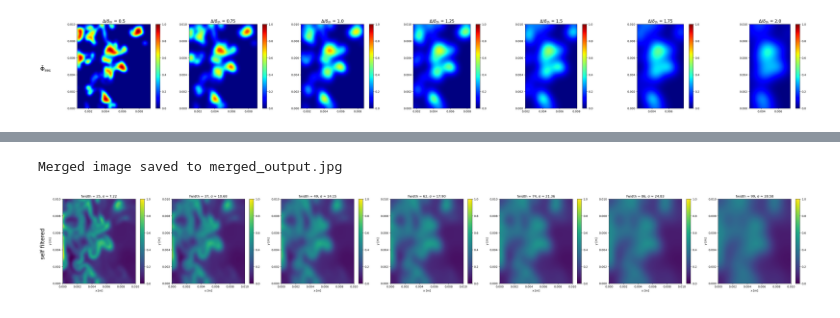
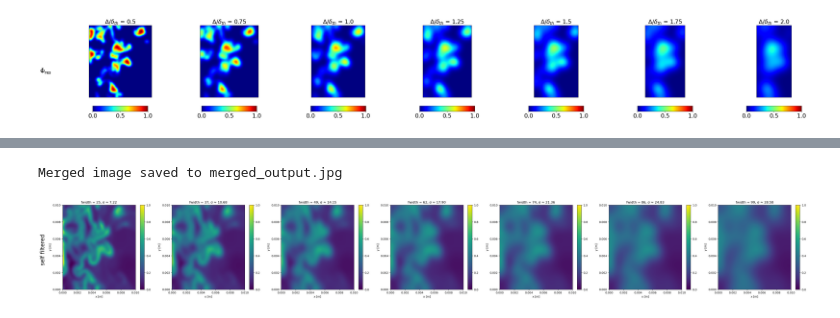
Before and after one commit to MedBox19/TAS-AE2224-I, a Jupyter notebook: mission2/Mission2.ipynb, the cells around one changed output, grey strips where cells are left out. Saved outputs shown, nothing was run; the diff lists cells and outputs as text; code cells hidden in the pictures.

Commit message:
beofre gpt graphs

```diff
--- a/mission2/Mission2.ipynb
+++ b/mission2/Mission2.ipynb
@@ -45,37 +45,43 @@ for i, fwidth in enumerate(fwidth_n):
 
     phi = phi_res(w_temp = w_bar, nabla_cT = nabla_ct)
     phi = gaus(fwidth, phi)
     phi[:fwidth,:] = 0
     phi[(384-fwidth):,:] = 0
 
 
     # Plot the data
     plt.subplot(1, 7, i + 1)
     x_slice = x[fwidth:384-fwidth]
     phi_slice = phi[fwidth:384-fwidth, :]
     mesh = plt.pcolor(x_slice, y, np.moveaxis(phi_slice, (0, 1), (1, 0)),
                       cmap='jet', vmin=0, vmax=1, shading='auto')
-    plt.colorbar(mesh)
+
+    cbar = plt.colorbar(mesh, orientation='horizontal', fraction=0.064, pad=0.1, aspect=10)
+    cbar.ax.tick_params(labelsize=20)  # Set font size of tick labels
+
+
     plt.gca().set_aspect('equal', adjustable='box')
     plt.xlim(x_slice[0], x_slice[-1])
     plt.ylim(y[0], y[-1])
 
 
 
-    plt.title(f"$\\Delta / \\delta_{{th}}$ = {round(fwidth/12.5)/4}", fontsize = 15)
+    plt.title(f"$\\Delta / \\delta_{{th}}$ = {round(fwidth/12.5)/4}", fontsize = 20)
 
-
+    plt.xticks([])  # Remove x-axis tick labels
+    plt.yticks([])  # Remove y-axis tick labels
     Phi_res.append(phi[fwidth:384-fwidth, :])
 
 
 plt.subplots_adjust(left=0.04, right=0.98, top=0.95, bottom=0.1, wspace=0)
 
 
+
 plt.figtext(0.015, 0.5, r'$\bar\Phi_{\mathrm{res}}$', va='center', ha='center', rotation='horizontal', fontsize=20)
 plt.savefig("les-data-nn-input-not-ideal.png", dpi=300)
 plt.show()
 # %% [output]
-[figure, old version]
+[figure, new version]
 # %%
 import numpy as np
 import matplotlib.pyplot as plt
```
Also changed, not shown: parts of 2 cells of this notebook, 4 other files.
